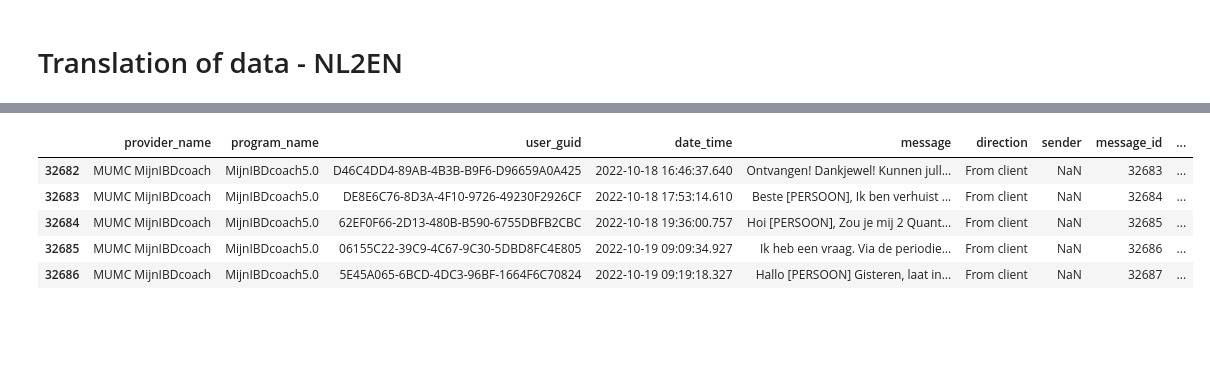
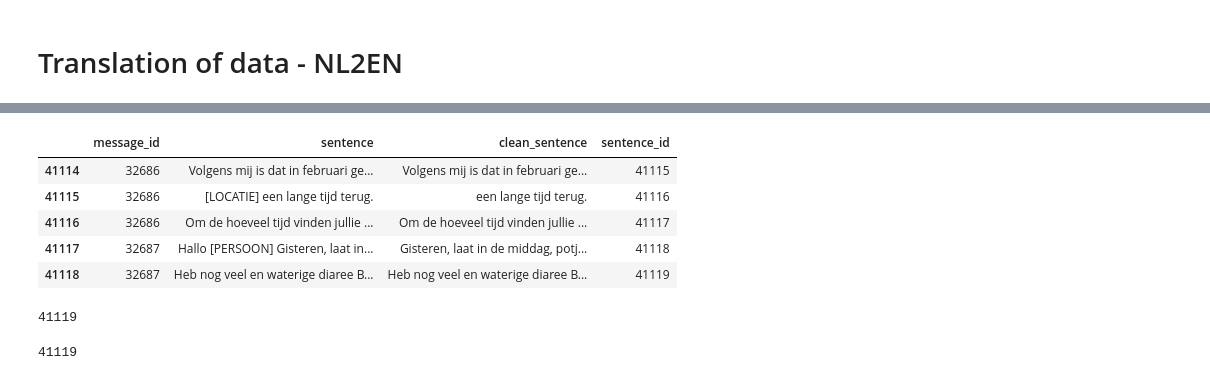
Before and after one commit to MaastrichtU-CDS/MyIBDcoachNLP, a Jupyter notebook: notebooks/Other/translate_sentences.ipynb, the cells around one changed output, grey strips where cells are left out. Drawn from its saved outputs; the diff is of its cells as text; code cells hidden in the pictures; blank space fills up the shorter version.

```diff
--- a/notebooks/Other/translate_sentences.ipynb
+++ b/notebooks/Other/translate_sentences.ipynb
@@ -41,15 +38,15 @@ import ctranslate2
 # %%
 # Load dataset
 import pandas as pd
 import tqdm
 
-path = "/workspace/persistent/mijnidbcoachnlp/data/analysis_data/clean_message_data.xlsx"
+path = "/workspace/persistent/mijnidbcoachnlp/data/analysis_data/sentence_data_for_analysis.xlsx"
 df = pd.read_excel(path, index_col=0)
 df.tail()
 # %% [output]
-|  | provider_name | program_name | user_guid | date_time | message | direction | sender | message_id | ... |
-| 32682 | MUMC MijnIBDcoach | MijnIBDcoach5.0 | D46C4DD4-89AB-4B3B-B9F6-D96659A0A425 | 2022-10-18 16:46:37.640 | Ontvangen! Dankjewel! Kunnen jull... | From client | NaN | 32683 | ... |
-| 32683 | MUMC MijnIBDcoach | MijnIBDcoach5.0 | DE8E6C76-8D3A-4F10-9726-49230F2926CF | 2022-10-18 17:53:14.610 | Beste [PERSOON], Ik ben verhuist ... | From client | NaN | 32684 | ... |
-| 32684 | MUMC MijnIBDcoach | MijnIBDcoach5.0 | 62EF0F66-2D13-480B-B590-6755DBFB2CBC | 2022-10-18 19:36:00.757 | Hoi [PERSOON], Zou je mij 2 Quant... | From client | NaN | 32685 | ... |
-| 32685 | MUMC MijnIBDcoach | MijnIBDcoach5.0 | 06155C22-39C9-4C67-9C30-5DBD8FC4E805 | 2022-10-19 09:09:34.927 | Ik heb een vraag. Via de periodie... | From client | NaN | 32686 | ... |
-| 32686 | MUMC MijnIBDcoach | MijnIBDcoach5.0 | 5E45A065-6BCD-4DC3-96BF-1664F6C70824 | 2022-10-19 09:19:18.327 | Hallo [PERSOON] Gisteren, laat in... | From client | NaN | 32687 | ... |
+|  | message_id | sentence | clean_sentence | sentence_id |
+| 41114 | 32686 | Volgens mij is dat in februari ge... | Volgens mij is dat in februari ge... | 41115 |
+| 41115 | 32686 | [LOCATIE] een lange tijd terug. | een lange tijd terug. | 41116 |
+| 41116 | 32686 | Om de hoeveel tijd vinden jullie ... | Om de hoeveel tijd vinden jullie ... | 41117 |
+| 41117 | 32687 | Hallo [PERSOON] Gisteren, laat in... | Gisteren, laat in de middag, potj... | 41118 |
+| 41118 | 32687 | Heb nog veel en waterige diaree B... | Heb nog veel en waterige diaree B... | 41119 |
@@ -58,3 +53,15 @@ messages = df["message"].tolist()
+# %%
+messages = df["sentence"].tolist()
+len(messages)
+#sentences = df["sentence"].tolist()
+# %% [output]
+41119
+# %%
+# drop na's of clean_message because they will not be processed in the translations
+df = df.dropna(subset=["sentence"])
+len(df)
+# %% [output]
+41119
 # %%
 import ctranslate2
 import transformers
```
Also changed, not shown: parts of 9 cells of this notebook, 5 other files.
